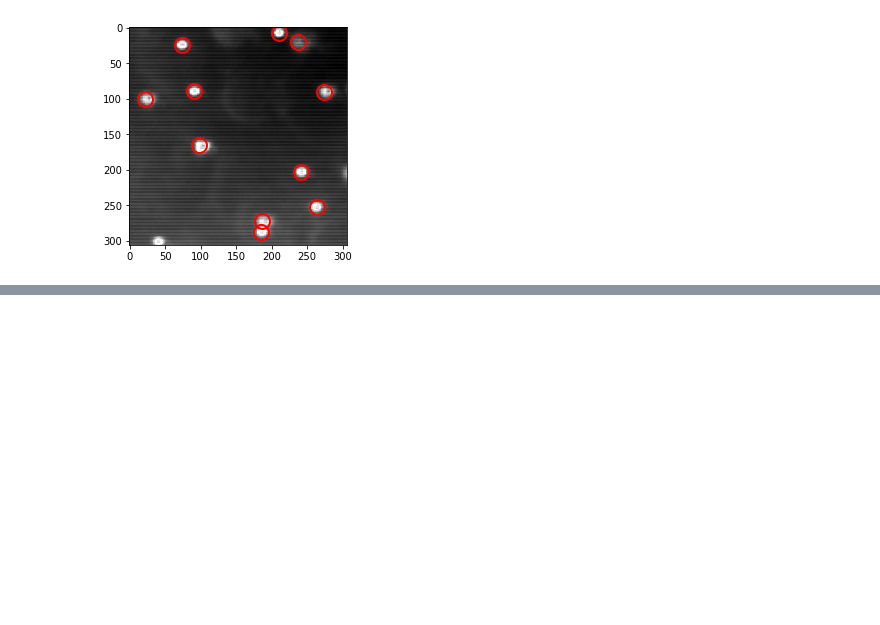
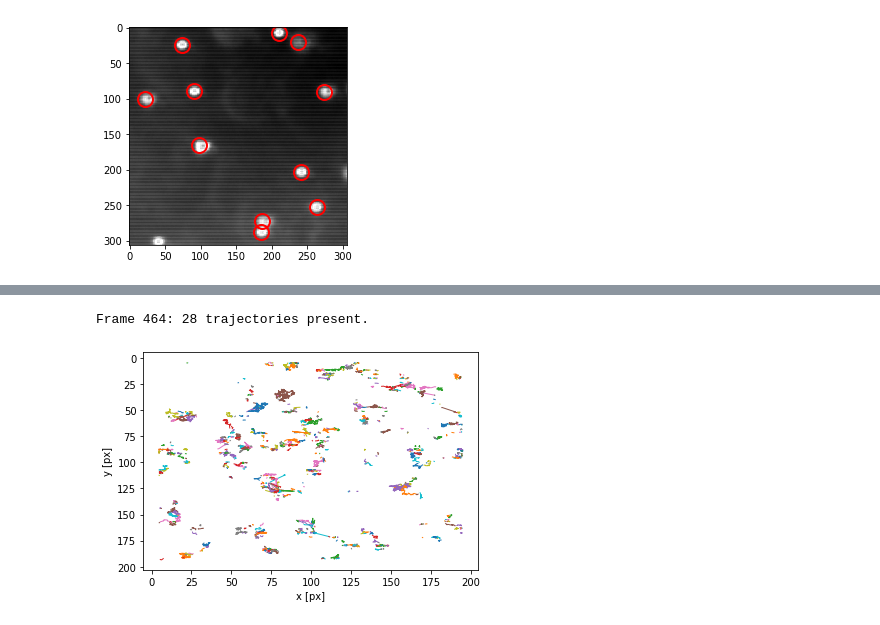
Before and after one commit to dbautista98/BMC_analysis, a Jupyter notebook: cole-exploration.ipynb, the cells around one changed output, grey strips where cells are left out. Saved outputs shown, nothing was run; the diff lists cells and outputs as text; code cells hidden in the pictures; blank space fills up the shorter version.

```diff
--- a/cole-exploration.ipynb
+++ b/cole-exploration.ipynb
@@ -175,0 +181,5 @@ Frame 464: 26 trajectories present.
+# %%
+get_trajectories(dummy3, diameter=11, minmass=500, maxsize=11)
+# %% [output]
+Frame 464: 28 trajectories present.
+[figure, added]
```
Also changed, not shown: parts of 26 cells of this notebook.
